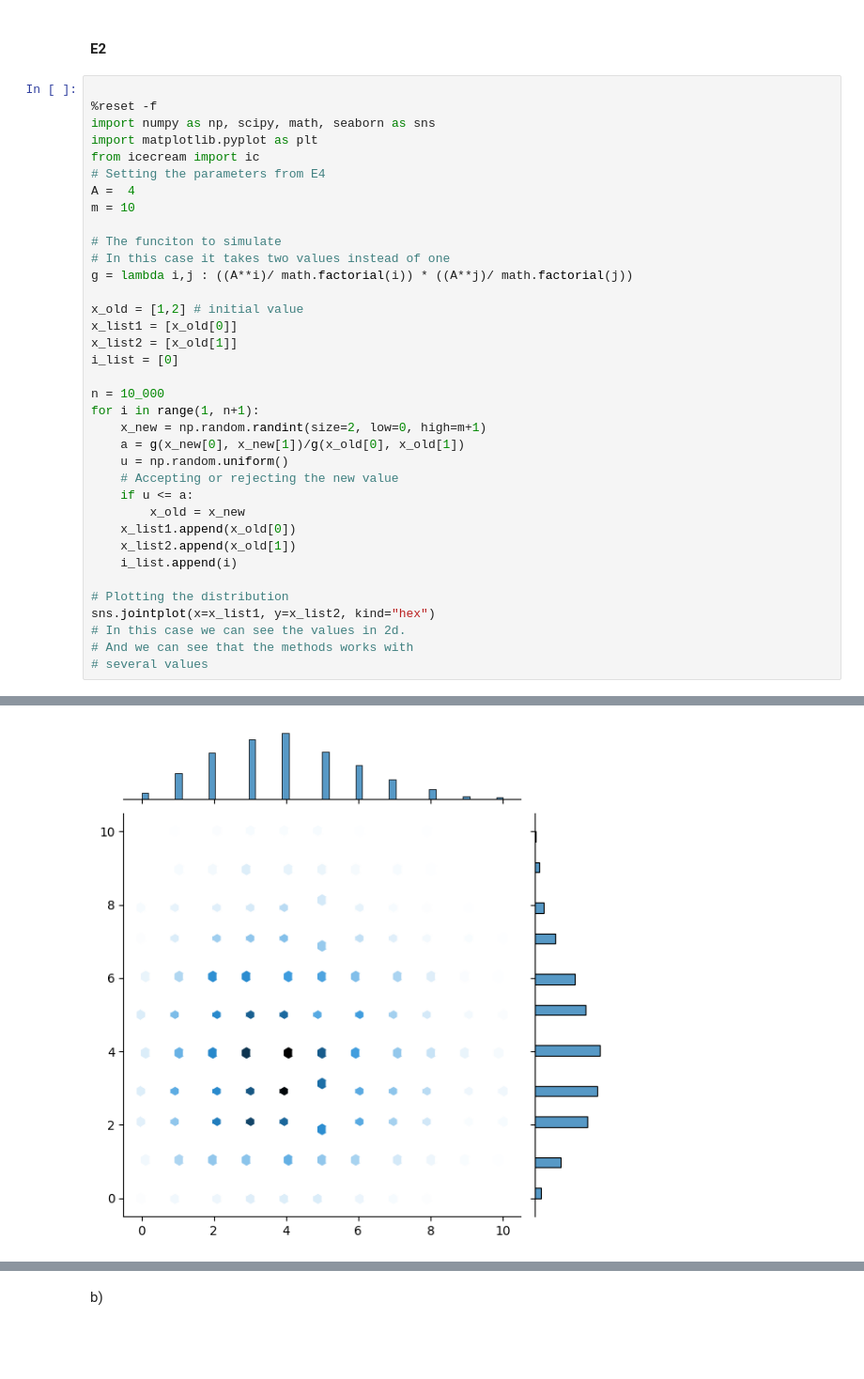
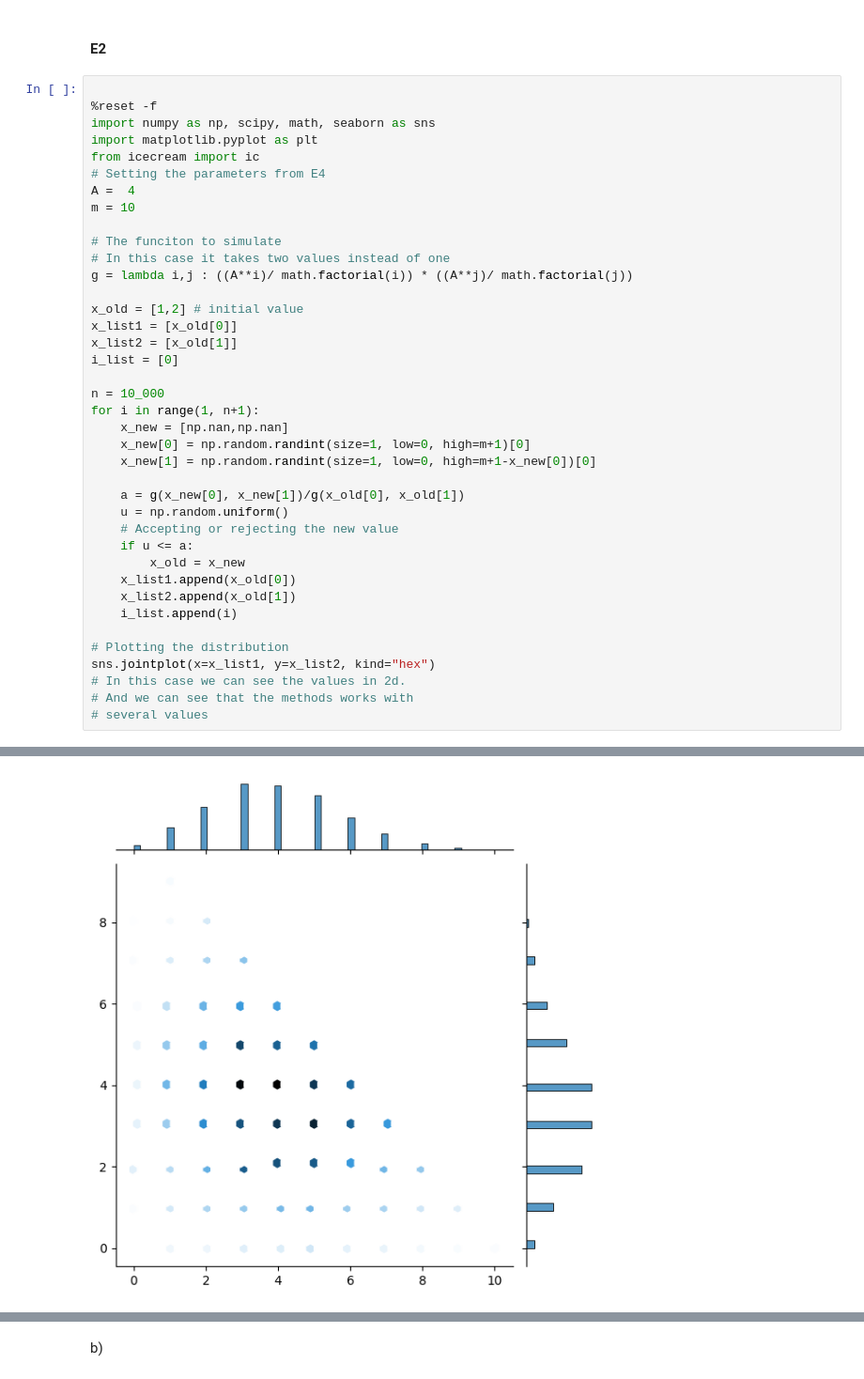
Before and after one commit to Las02/Stocastic_opgaver, a Jupyter notebook: Lasse/sto.ipynb, the cells around one changed output, grey strips where cells are left out. Shown at 94% size. Drawn from its saved outputs; the diff is of its cells as text; blank space fills up the shorter version.

```diff
--- a/Lasse/sto.ipynb
+++ b/Lasse/sto.ipynb
@@ -431,32 +431,35 @@ from icecream import ic
 A =  4
 m = 10
 
 # The funciton to simulate
 # In this case it takes two values instead of one
 g = lambda i,j : ((A**i)/ math.factorial(i)) * ((A**j)/ math.factorial(j))
 
 x_old = [1,2] # initial value
 x_list1 = [x_old[0]]
 x_list2 = [x_old[1]]
 i_list = [0]
 
 n = 10_000
 for i in range(1, n+1):
-    x_new = np.random.randint(size=2, low=0, high=m+1)
+    x_new = [np.nan,np.nan]
+    x_new[0] = np.random.randint(size=1, low=0, high=m+1)[0]
+    x_new[1] = np.random.randint(size=1, low=0, high=m+1-x_new[0])[0]
+
     a = g(x_new[0], x_new[1])/g(x_old[0], x_old[1])
     u = np.random.uniform()
     # Accepting or rejecting the new value
     if u <= a:
         x_old = x_new
     x_list1.append(x_old[0])
     x_list2.append(x_old[1])
     i_list.append(i)
 
 # Plotting the distribution
 sns.jointplot(x=x_list1, y=x_list2, kind="hex")
 # In this case we can see the values in 2d.
 # And we can see that the methods works with
 # several values
 # %% [output]
 <seaborn.axisgrid.JointGrid at 0x...>
-[figure, old version]
+[figure, new version]
```
Also changed, not shown: parts of 9 cells of this notebook.
